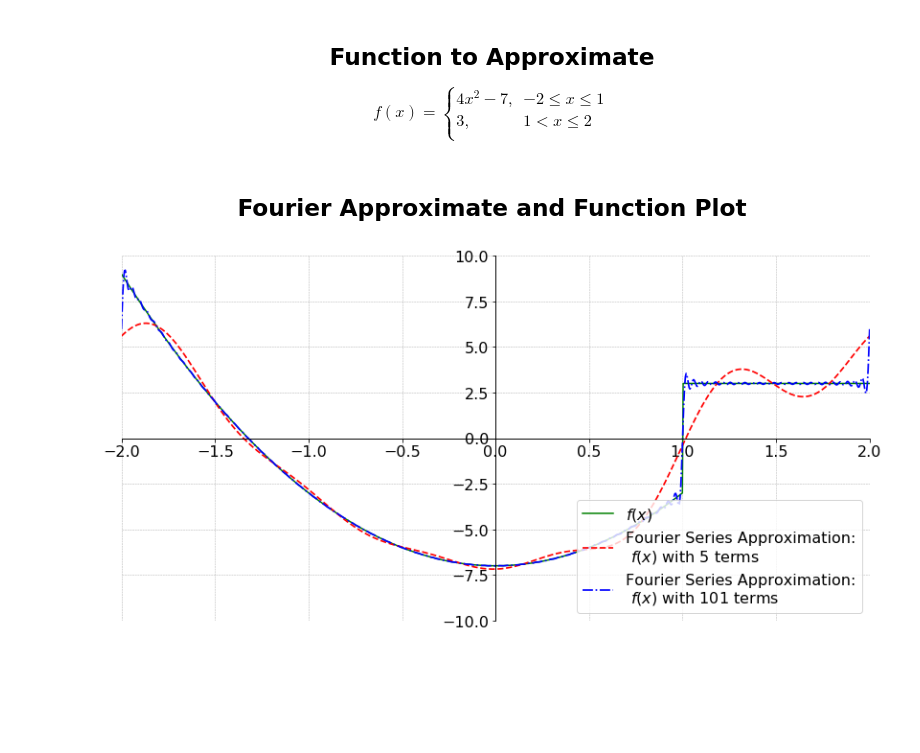
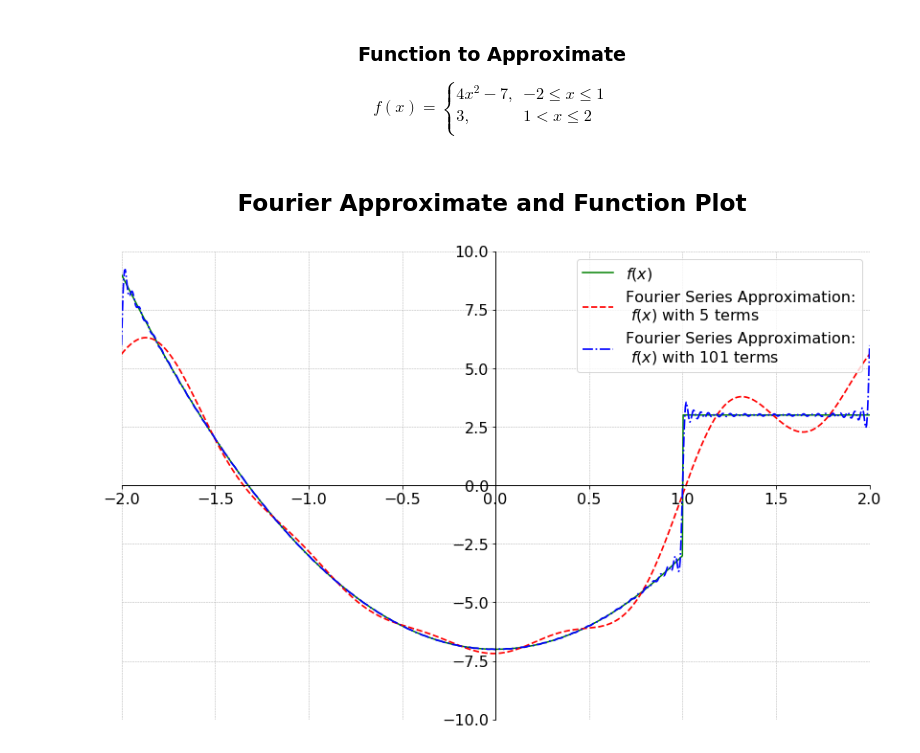
Before and after one commit to adamcwatts/MATH_501_PYTHON_ODE_PDE, a Jupyter notebook: H5_Problem_5.ipynb, the cells around one changed output. Drawn from its saved outputs; the diff is of its cells as text; code cells hidden in the pictures; blank space fills up the shorter version.

Commit message:
updated plot, fixed legend

```diff
--- a/H5_Problem_5.ipynb
+++ b/H5_Problem_5.ipynb
@@ -36,7 +36,7 @@ def fourier(a_coeff, b_coeff, x_input, interval_length, a_0=0, ):
         total = 0  # rest total
     return y_output
 # %% [markdown]
-##  <center> Function to Approximate  </center>
+###  <center> Function to Approximate  </center>
 
   $$ f(x) =   \left\{
 \begin{array}{ll}
@@ -73,36 +73,36 @@ colors = ['r', 'b']
 # %%
 
 
-fig, ax = plt.subplots(ncols=1, figsize=(14, 7))
+fig, ax = plt.subplots(ncols=1, figsize=(14, 9))
 ax.set_ylim((-10, 10))
 ax.set_xlim((-2, 2))
 ax.plot(x_domain, y_concat, color='g',label=r'$f(x)$',  linewidth=1.5)
 
 for i, number_of_coeff in enumerate(coefficients_to_plot):
 
     n = np.arange(1,number_of_coeff + 1, 1, dtype=np.int32)
     a = vector_a(n)  #  terms are generated
     b = vector_b(n)
     y_estimates = fourier(a, b, x_domain,interval_length ,a_0)
 
     ax.plot(x_domain, y_estimates, color=colors[i], linewidth=1.7, linestyle=linestyles[i+1],label=f'Fourier Series Approximation:\n $f(x)$ with {number_of_coeff} terms'  )
 
 ax.axhline(linewidth=1, color='k')
 ax.axvline(linewidth=1, color='k')
 
 
 ax.spines['left'].set_position('center')
 ax.spines['right'].set_color('none')
 ax.spines['bottom'].set_position('center')
 ax.spines['top'].set_color('none')
 ax.spines['left']
 ax.spines['bottom']
 
-ax.legend(loc='lower right')
+ax.legend(loc=1)
 
 ax.grid(linestyle='--', linewidth=0.5)
 
 plt.savefig('HW5_Problem_5.pdf', bbox_inches="tight")
 plt.show()
 # %% [output]
-[figure, old version]
+[figure, new version]
```
Also changed, not shown: parts of 1 cell of this notebook.
